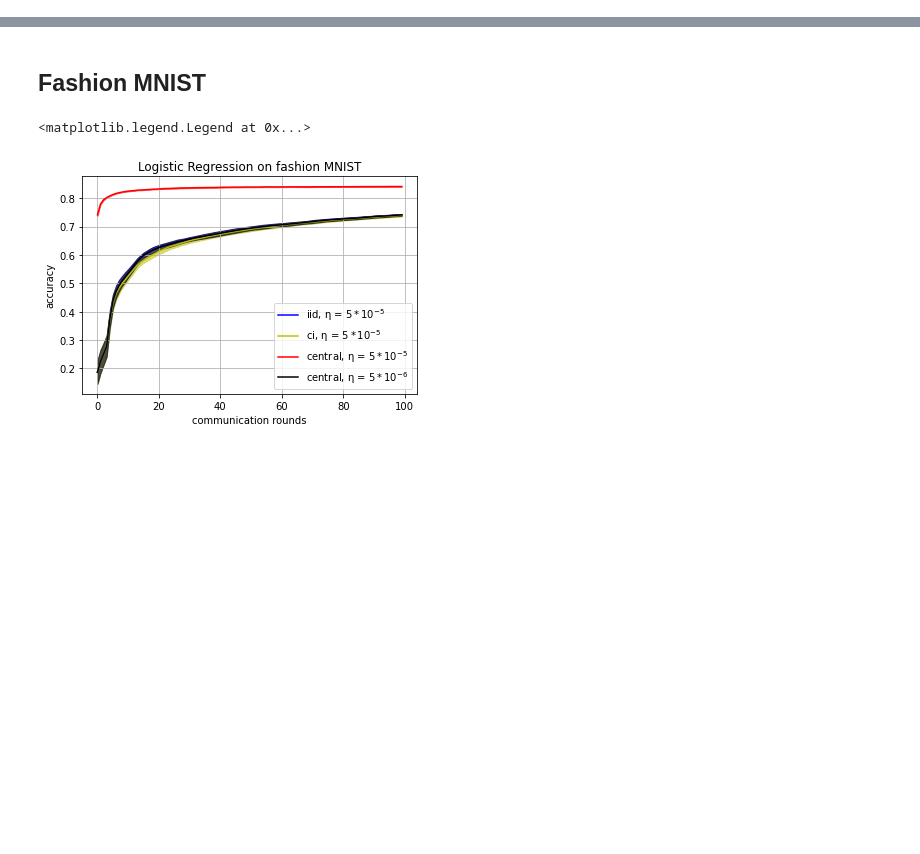
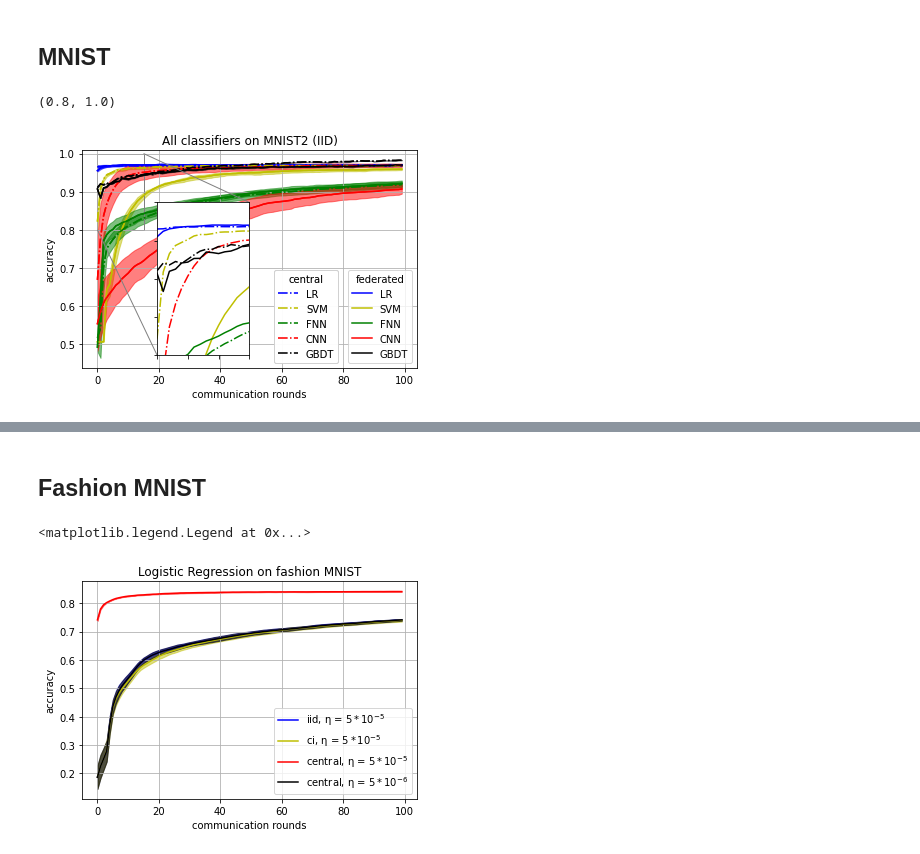
Before and after one commit to swiergarst/FedvsCent, a Jupyter notebook: paper results/Paper Plots.ipynb, the cells around one changed output, grey strips where cells are left out. Saved outputs shown, nothing was run; the diff lists cells and outputs as text; code cells hidden in the pictures; blank space fills up the shorter version.

```diff
--- a/paper results/Paper Plots.ipynb
+++ b/paper results/Paper Plots.ipynb
@@ -10 +11,74 @@ import data_loader
 from data_loader import *
+# %% [markdown]
+## MNIST
+# %%
+LR_2c_dict = load_2c_LR()
+SVM_2c_dict = load_2c_SVM()
+FNN_2c_dict = load_2c_FNN()
+CNN_2c_dict = load_2c_CNN()
+DT_2c_dict = load_2c_DT()
+
+fed_list = [LR_2c_dict["iid 5e2"].T, SVM_2c_dict["iid"].T, FNN_2c_dict["iid"], CNN_2c_dict["iid"], DT_2c_dict["iid"].T]
+cent_list = [LR_2c_dict["central 5e2"].T, SVM_2c_dict["cent 5e4"].T, FNN_2c_dict["cent 5e1"], CNN_2c_dict["cent 5e2"], DT_2c_dict["cent"].T]
+
+colors = ['b', 'y', 'g', 'r', 'k']
+
+legend_labels = ["LR", "SVM", "FNN", "CNN", "GBDT"]
+
+
+#X and Y range for zoomed in region
+Xl = 0
+Xh = 15
+Yl = 0.8
+Yh = 1
+
+
+fig = plt.figure()
+ax = plt.axes()
+
+
+lines_fed = []
+lines_cent = []
+for fed, cent, color in zip(fed_list, cent_list, colors):
+    line_fed = plot_range(fed, color=color)
+    line_cent = plot_range(cent, "-.", color=color)
+
+    ax.add_artist(line_fed)
+    ax.add_artist(line_cent)
+
+    lines_fed.append(line_fed)
+    lines_cent.append(line_cent)
+
+    #axins.plot(fed)
+legend1 = plt.legend(lines_fed, legend_labels, loc=4, title= "federated")
+legend2 = plt.legend(lines_cent, legend_labels, loc=4, title= "central", bbox_to_anchor=(0.78,0))
+
+ax.add_artist(legend1)
+ax.add_artist(legend2)
+
+ax.grid(True)
+ax.set_title("All classifiers on MNIST2 (IID)")
+ax.set_xlabel("communication rounds")
+ax.set_ylabel("accuracy")
+
+axins = zoomed_inset_axes(ax, 2, loc=10, bbox_to_anchor=(175,125))
+for fed, cent, color in zip (fed_list, cent_list, colors):
+    axins.plot(np.mean(fed, axis = 0), color=color)
+    axins.plot(np.mean(cent, axis = 0), "-.", color = color)
+
+
+
+
+
+
+plt.setp(axins.get_xticklabels(), visible=False)
+plt.setp(axins.get_yticklabels(), visible=False)
+
+mark_inset(ax, axins, loc1=1, loc2=3, fc="none", ec="0.5")
+
+
+axins.set_xlim(Xl, Xh)
+axins.set_ylim(Yl, Yh)
+# %% [output]
+(0.8, 1.0)
+[figure, added]
```
Also changed, not shown: parts of 5 cells of this notebook, 22 other files.
